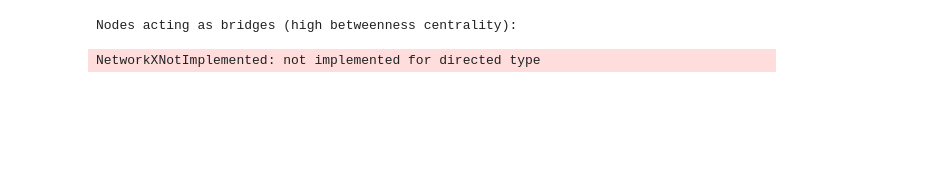
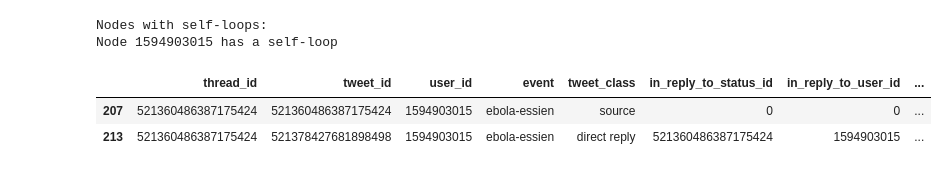
Before and after one commit to egeorg02/RumourDetection, a Jupyter notebook: communities.ipynb, the cells around one changed output. Drawn from its saved outputs; the diff is of its cells as text; code cells hidden in the pictures; blank space fills up the shorter version.

```diff
--- a/communities.ipynb
+++ b/communities.ipynb
@@ -27,8 +1,6 @@ Assortativity coefficient for user_id: 0.0
-# %%
-event_tweets.find_bridges()
-# %% [output]
-Nodes acting as bridges (high betweenness centrality):
-# %%
-event_tweets.girvan_newman_partitioning()
-# %% [output]
-NetworkXNotImplemented: not implemented for directed type
+# %%
+from lib.data_manager import DataManager
+
+data_manager = DataManager()
+users_df = data_manager.get_users_df()
+tweets_df = data_manager.get_tweets_df()
@@ -34,0 +26,17 @@ NetworkXNotImplemented: not implemented for directed type
+# %%
+import networkx as nx
+
+self_loops = list(nx.selfloop_edges(user_graph))
+if self_loops:
+    print("Nodes with self-loops:")
+    for u, v in self_loops:
+        print(f"Node {u} has a self-loop")
+# %% [output]
+Nodes with self-loops:
+Node 1594903015 has a self-loop
+# %%
+tweets_df[tweets_df['user_id'] == 1594903015]
+# %% [output]
+|  | thread_id | tweet_id | user_id | event | tweet_class | in_reply_to_status_id | in_reply_to_user_id | ... |
+| 207 | 521360486387175424 | 521360486387175424 | 1594903015 | ebola-essien | source | 0 | 0 | ... |
+| 213 | 521360486387175424 | 521378427681898498 | 1594903015 | ebola-essien | direct reply | 521360486387175424 | 1594903015 | ... |
```
Also changed, not shown: parts of 11 cells of this notebook, 9 other files.
